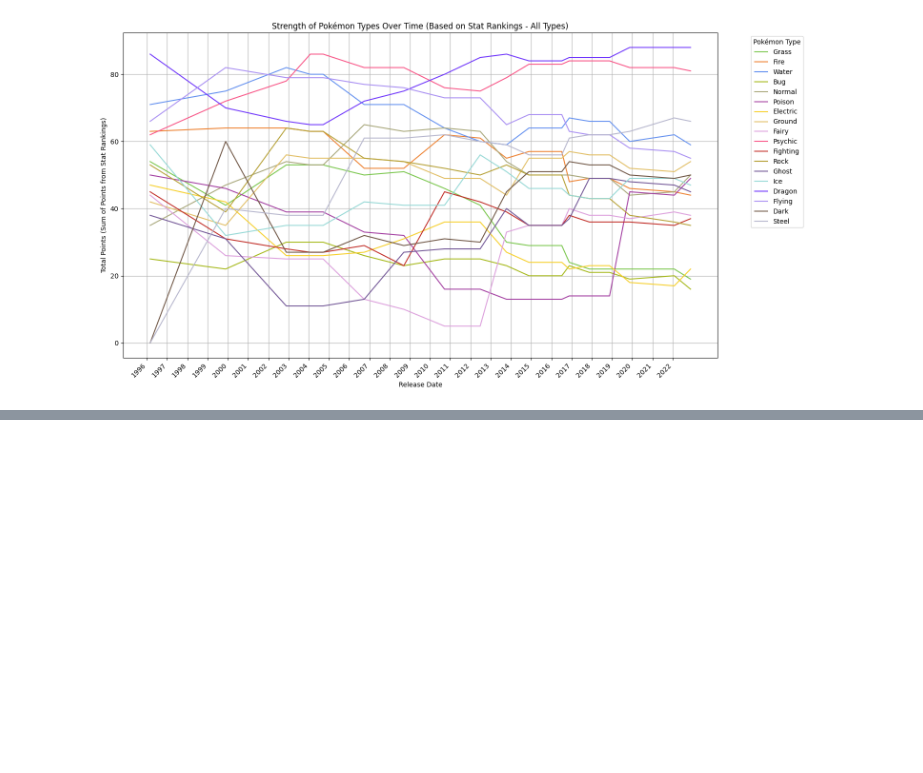
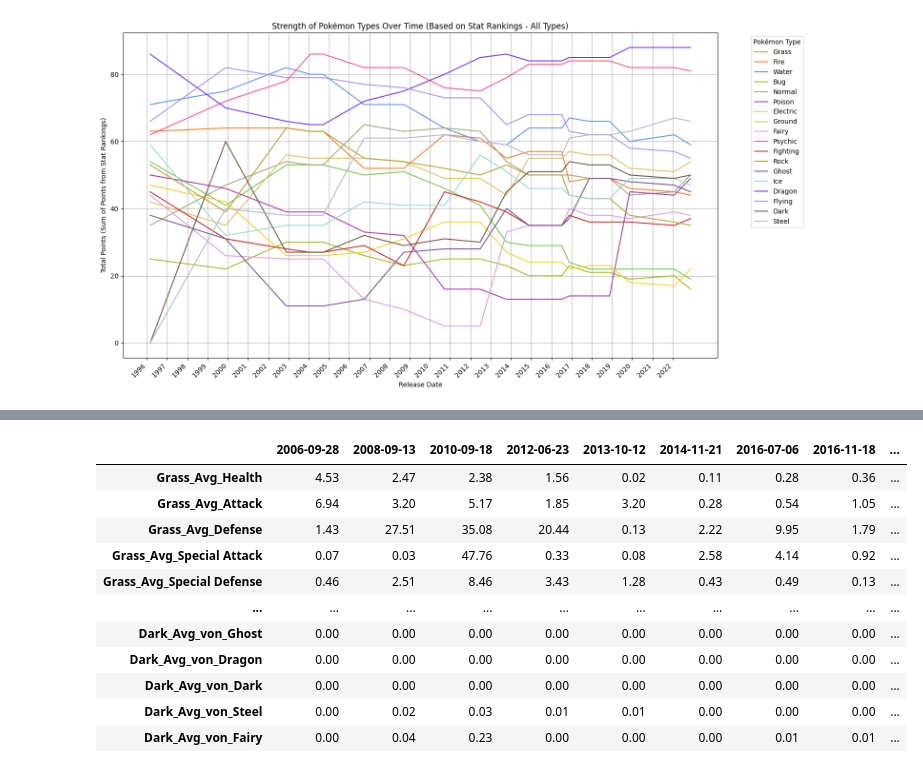
Before and after one commit to Aloncohen41/Pokemon-Model, a Jupyter notebook: Pokemon.ipynb, the cells around one changed output, grey strips where cells are left out. Drawn from its saved outputs; the diff is of its cells as text; code cells hidden in the pictures; blank space fills up the shorter version.

```diff
--- a/Pokemon.ipynb
+++ b/Pokemon.ipynb
@@ -1107,0 +1194,73 @@ Finally, this analysis focuses on raw stats and type effectiveness. Factors like
+# %%
+# Prepare the data for modeling
+# We will use the index (which is the Release Date) as our time variable.
+first_release_date = df_time_series_aggregated.index.min()
+time_index_numeric_all = (df_time_series_aggregated.index - first_release_date).days.values.reshape(-1, 1)
+
+# Fill NaN values with 0 for evaluation
+df_time_series_aggregated_filled = df_time_series_aggregated.fillna(0)
+
+# Dictionary to store evaluation scores for each prediction step and each time series
+# Structure: {prediction_step_date: {column: MSE}}
+scores_by_prediction_step = {}
+
+# We need at least a few data points to train the initial model
+# Let's start training from after the first few release dates to allow for initial data
+# Starting after 3 releases (index 3) allows at least 4 data points for the first training set (0, 1, 2, 3)
+start_index_evaluation = 4 # Start loop from index 4 (the 5th release date)
+
+if len(df_time_series_aggregated_filled) < start_index_evaluation + 1:
+    print("Not enough data points to perform time-based cross-validation with the specified starting point.")
+else:
+    # Ignore the RuntimeWarning for mean of empty slice (due to NaN R2 values)
+    warnings.filterwarnings("ignore", message="Mean of empty slice")
+
+    # Iterate through the release dates starting from the specified index
+    for i in range(start_index_evaluation, len(df_time_series_aggregated_filled)):
+        # Define the training data (all data up to the current release date's index)
+        train_time_numeric = time_index_numeric_all[:i]
+        train_data = df_time_series_aggregated_filled.iloc[:i]
+
+        # Define the testing data (the next release date)
+        test_time_numeric = time_index_numeric_all[i:i+1]
+        test_data = df_time_series_aggregated_filled.iloc[i:i+1]
+
+        if not test_data.empty:
+            prediction_date = df_time_series_aggregated_filled.index[i].strftime('%Y-%m-%d')
+
+            # Dictionary to store scores for this prediction step
+            scores_this_step = {}
+
+            # Iterate through each column (time series)
+            for column in train_data.columns:
+                y_train = train_data[column].values
+                y_test = test_data[column].values
+
+                # Create and fit the polynomial regression pipeline
+                # Using degree 2 as a starting point
+                polynomial_degree = 2
+                model = make_pipeline(PolynomialFeatures(degree=polynomial_degree), LinearRegression())
+                model.fit(train_time_numeric, y_train)
+
+                # Make prediction for the next time point
+                prediction = model.predict(test_time_numeric)[0]
+                actual_value = y_test[0]
+
+                # Calculate MSE for this column's prediction
+                mse = mean_squared_error([actual_value], [prediction])
+
+                # Store MSE for this prediction step and column
+                scores_this_step[column] = mse
+
+            # Store the scores for this prediction step
+            scores_by_prediction_step[prediction_date] = scores_this_step
+
+    # --- Restructure and Display Results ---
+    print("\nMean Squared Error (MSE) for each aggregated metric at each prediction step:")
+
+    # Convert the nested dictionary to a pandas DataFrame
+    df_mse_by_prediction_step = pd.DataFrame.from_dict(scores_by_prediction_step, orient='index').T # Transpose to have metrics as rows and dates as columns
+
+    # Display the DataFrame
+    display(df_mse_by_prediction_step.round(2))
+# %% [output]
@@ -1107,0 +1268,12 @@ Finally, this analysis focuses on raw stats and type effectiveness. Factors like
+|  | 2006-09-28 | 2008-09-13 | 2010-09-18 | 2012-06-23 | 2013-10-12 | 2014-11-21 | 2016-07-06 | 2016-11-18 | ... |
+| Grass_Avg_Health | 4.53 | 2.47 | 2.38 | 1.56 | 0.02 | 0.11 | 0.28 | 0.36 | ... |
+| Grass_Avg_Attack | 6.94 | 3.20 | 5.17 | 1.85 | 3.20 | 0.28 | 0.54 | 1.05 | ... |
+| Grass_Avg_Defense | 1.43 | 27.51 | 35.08 | 20.44 | 0.13 | 2.22 | 9.95 | 1.79 | ... |
+| Grass_Avg_Special Attack | 0.07 | 0.03 | 47.76 | 0.33 | 0.08 | 2.58 | 4.14 | 0.92 | ... |
+| Grass_Avg_Special Defense | 0.46 | 2.51 | 8.46 | 3.43 | 1.28 | 0.43 | 0.49 | 0.13 | ... |
+| ... | ... | ... | ... | ... | ... | ... | ... | ... | ... |
+| Dark_Avg_von_Ghost | 0.00 | 0.00 | 0.00 | 0.00 | 0.00 | 0.00 | 0.00 | 0.00 | ... |
+| Dark_Avg_von_Dragon | 0.00 | 0.00 | 0.00 | 0.00 | 0.00 | 0.00 | 0.00 | 0.00 | ... |
+| Dark_Avg_von_Dark | 0.00 | 0.00 | 0.00 | 0.00 | 0.00 | 0.00 | 0.00 | 0.00 | ... |
+| Dark_Avg_von_Steel | 0.00 | 0.02 | 0.03 | 0.01 | 0.01 | 0.00 | 0.00 | 0.00 | ... |
+| Dark_Avg_von_Fairy | 0.00 | 0.04 | 0.23 | 0.00 | 0.00 | 0.00 | 0.01 | 0.01 | ... |
```
Also changed, not shown: parts of 13 cells of this notebook.
